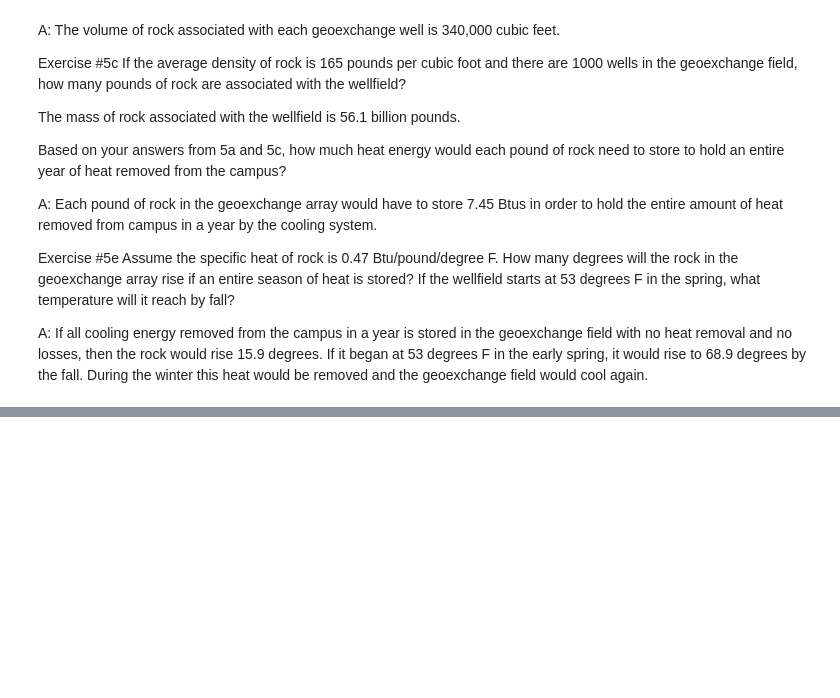
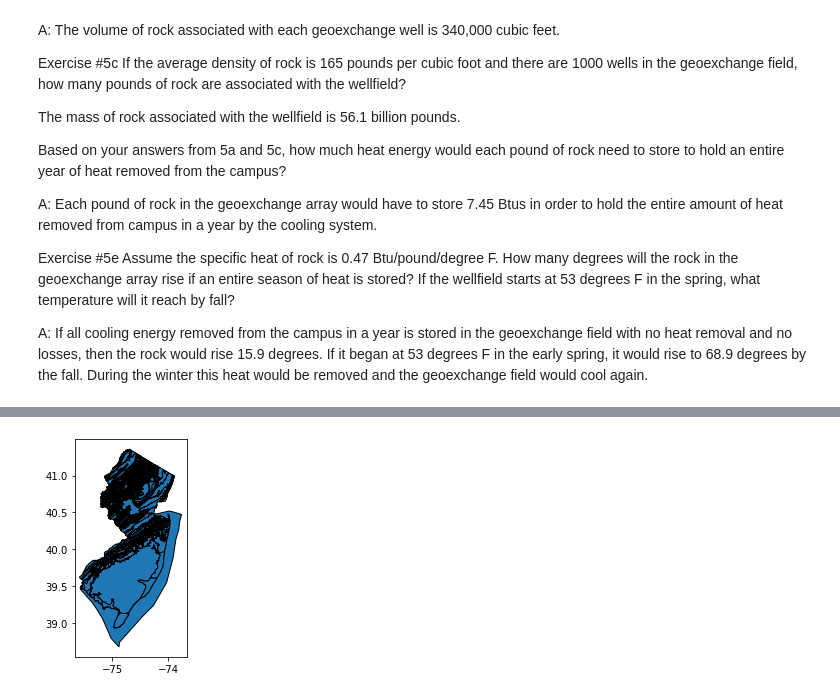
Before and after one commit to globalseismology/avni-courses.solid-earth-fundamentals, a Jupyter notebook: Field_Trip_3_Local_Geology/Field_Trip_Local_Geology_worksheet.ipynb, the cells around one changed output, grey strips where cells are left out. Drawn from its saved outputs; the diff is of its cells as text; code cells hidden in the pictures; blank space fills up the shorter version.

```diff
--- a/Field_Trip_3_Local_Geology/Field_Trip_Local_Geology_worksheet.ipynb
+++ b/Field_Trip_3_Local_Geology/Field_Trip_Local_Geology_worksheet.ipynb
@@ -172,0 +197,5 @@ Princeton is installing over a thousand geoexchange bores on campus. The bores a
+# %%
+NJ_geol_poly = gpd.read_file('Files/NJ/NJ_geol_poly.shp')
+ax = NJ_geol_poly.plot(edgecolor='k')
+# %% [output]
+[figure, added]
```
Also changed, not shown: parts of 10 cells of this notebook, 12 other files.
